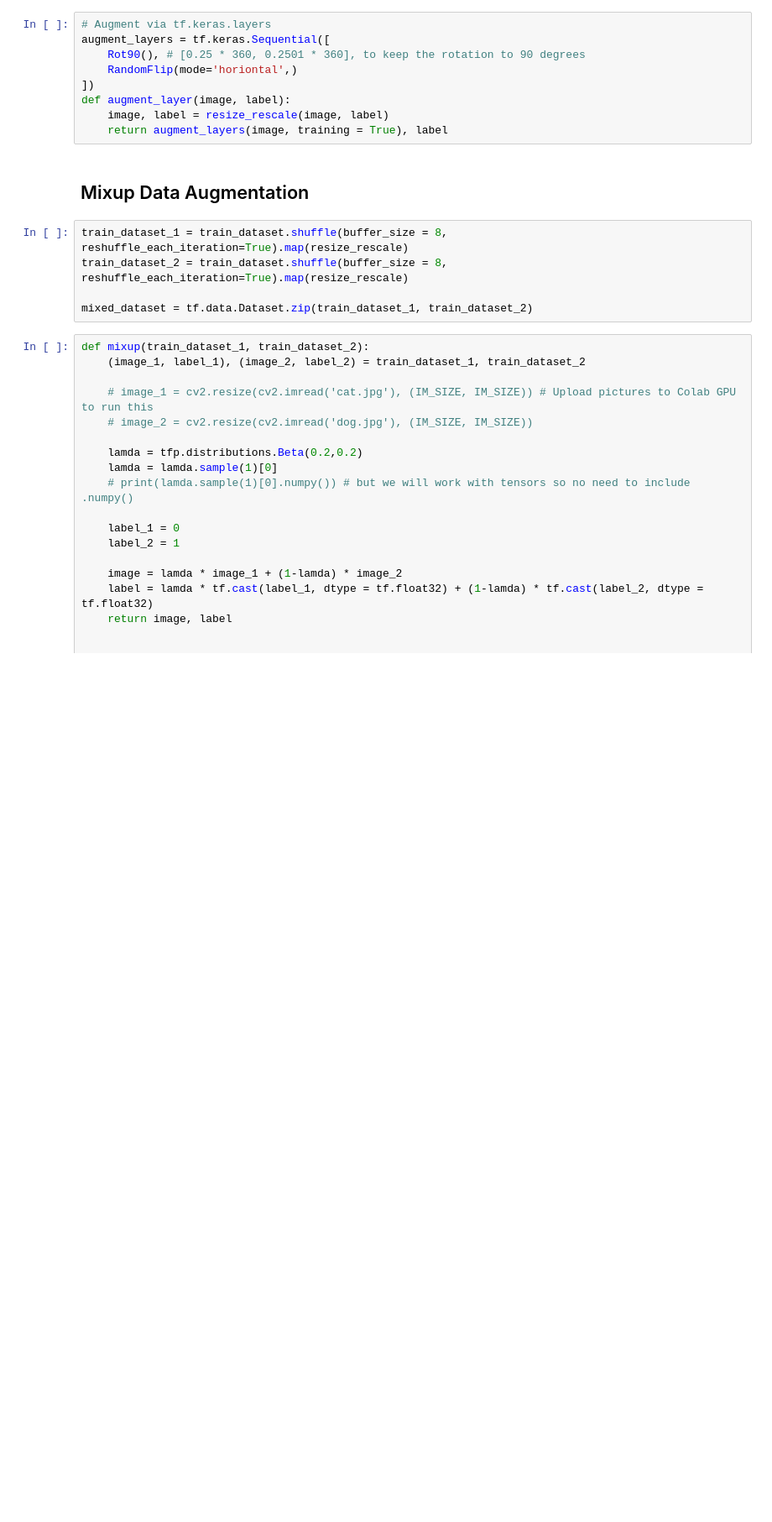
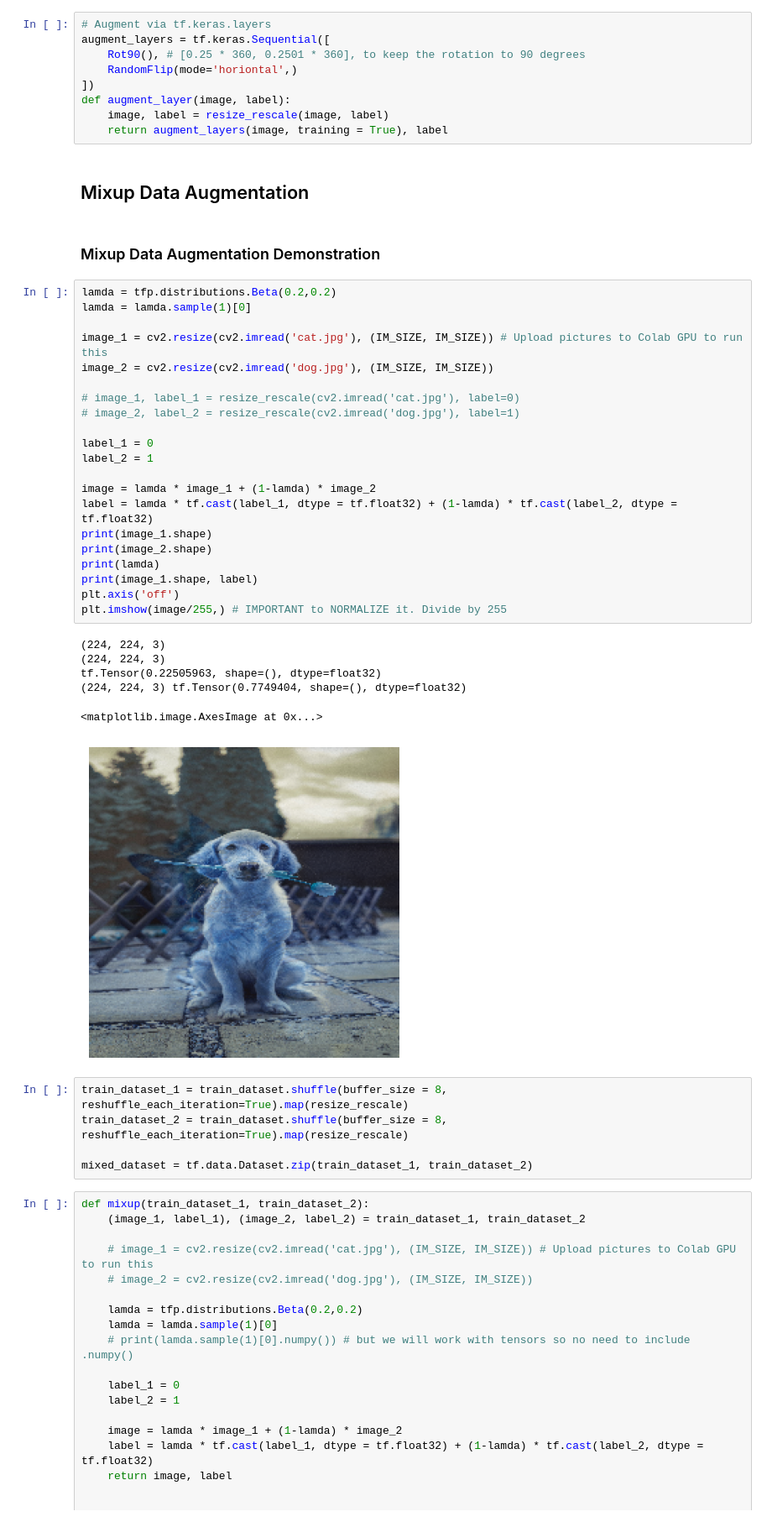
Before and after one commit to sleepsonrockss/Deep-Learning, a Jupyter notebook: MalariaDetection/MalariaDiagnosisCNN.ipynb, the cells around one changed output. Shown at 84% size. Cells and saved outputs as stored; diff of their text form; blank space fills up the shorter version.

```diff
--- a/MalariaDetection/MalariaDiagnosisCNN.ipynb
+++ b/MalariaDetection/MalariaDiagnosisCNN.ipynb
@@ -213,6 +201,36 @@ def augment_layer(image, label):
     return augment_layers(image, training = True), label
 # %% [markdown]
 ## Mixup Data Augmentation
+# %% [markdown]
+### Mixup Data Augmentation Demonstration
+# %%
+lamda = tfp.distributions.Beta(0.2,0.2)
+lamda = lamda.sample(1)[0]
+
+image_1 = cv2.resize(cv2.imread('cat.jpg'), (IM_SIZE, IM_SIZE)) # Upload pictures to Colab GPU to run this
+image_2 = cv2.resize(cv2.imread('dog.jpg'), (IM_SIZE, IM_SIZE))
+
+# image_1, label_1 = resize_rescale(cv2.imread('cat.jpg'), label=0)
+# image_2, label_2 = resize_rescale(cv2.imread('dog.jpg'), label=1)
+
+label_1 = 0
+label_2 = 1
+
+image = lamda * image_1 + (1-lamda) * image_2
+label = lamda * tf.cast(label_1, dtype = tf.float32) + (1-lamda) * tf.cast(label_2, dtype = tf.float32)
+print(image_1.shape)
+print(image_2.shape)
+print(lamda)
+print(image_1.shape, label)
+plt.axis('off')
+plt.imshow(image/255,) # IMPORTANT to NORMALIZE it. Divide by 255
+# %% [output]
+(224, 224, 3)
+(224, 224, 3)
+tf.Tensor(0.22505963, shape=(), dtype=float32)
+(224, 224, 3) tf.Tensor(0.7749404, shape=(), dtype=float32)
+<matplotlib.image.AxesImage at 0x...>
+[figure, added]
 # %%
 train_dataset_1 = train_dataset.shuffle(buffer_size = 8, reshuffle_each_iteration=True).map(resize_rescale)
 train_dataset_2 = train_dataset.shuffle(buffer_size = 8, reshuffle_each_iteration=True).map(resize_rescale)
```
Also changed, not shown: parts of 7 cells of this notebook.
